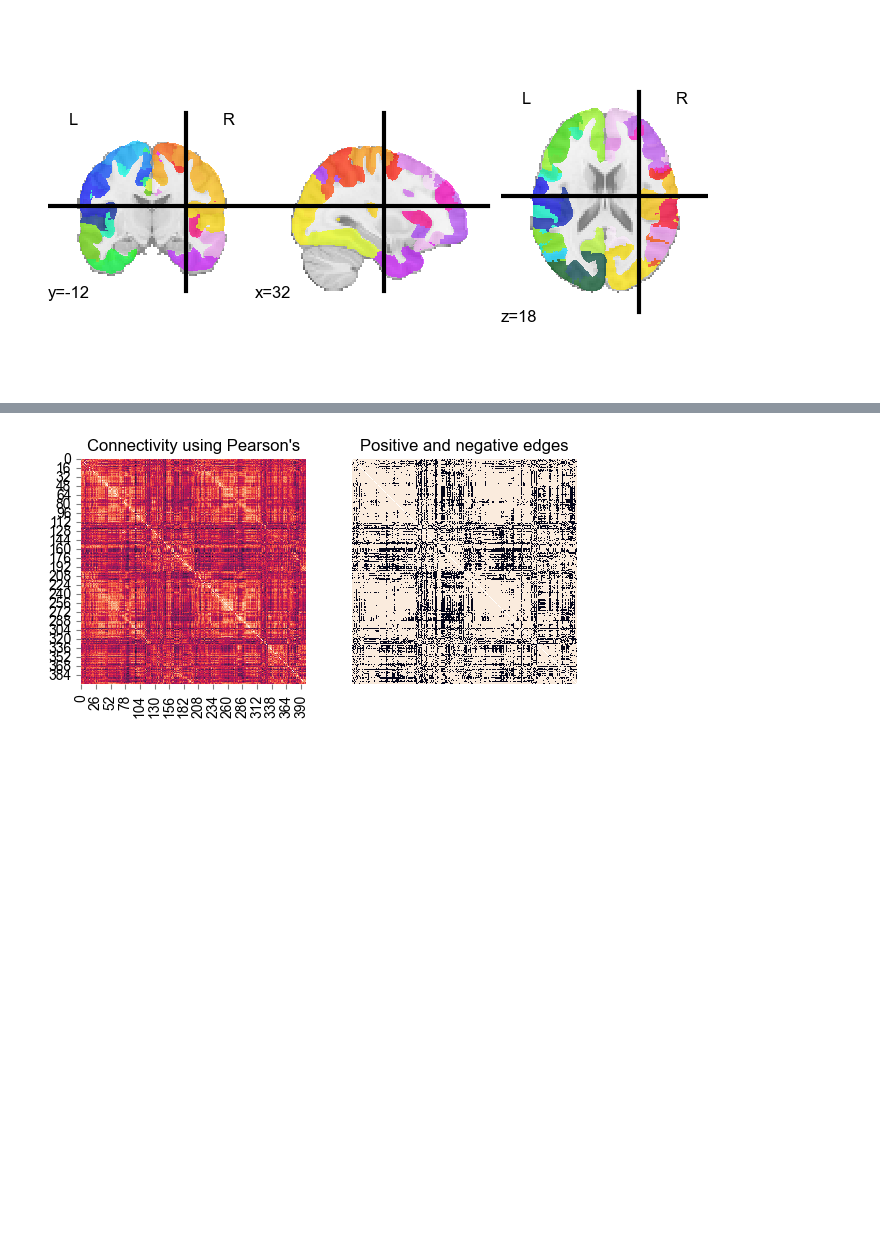
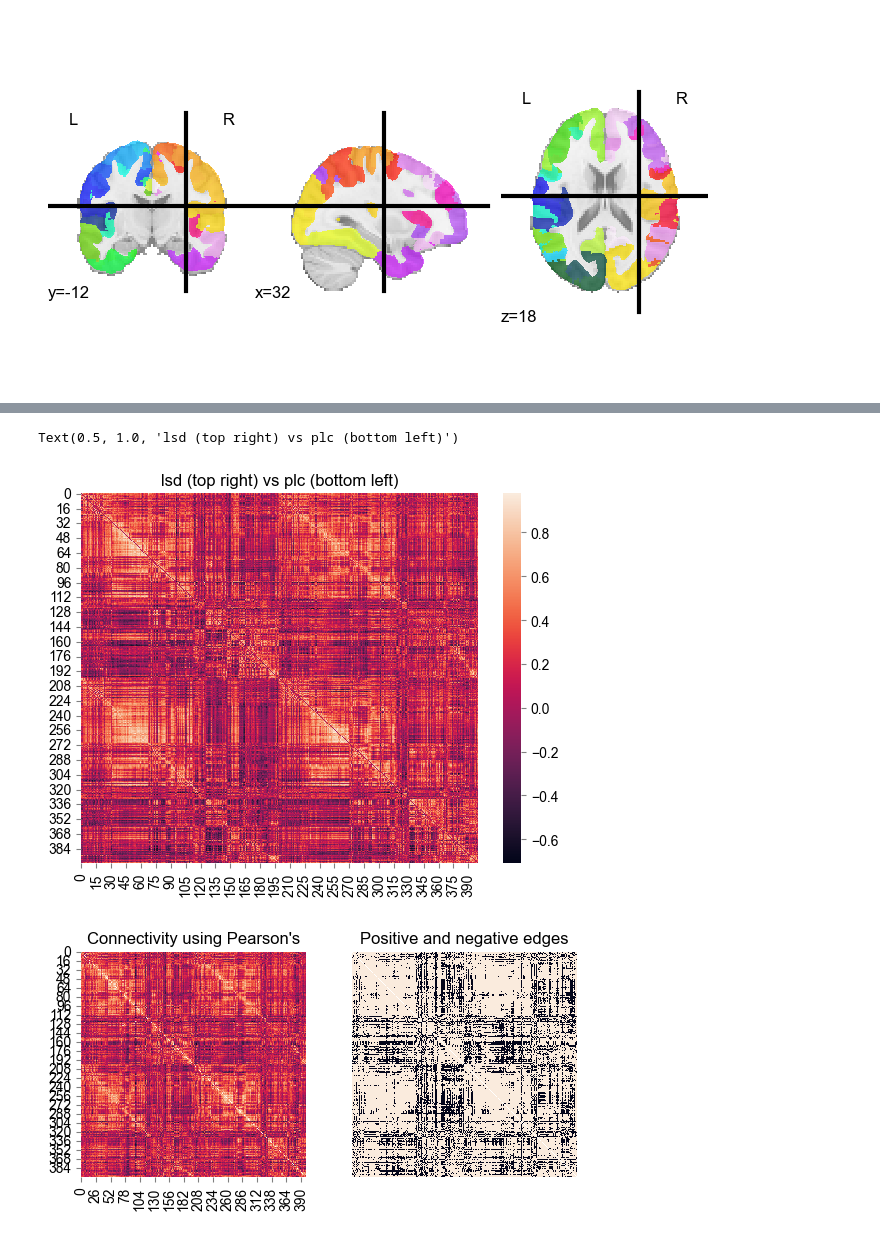
Before and after one commit to imengus/fmri, a Jupyter notebook: frus.ipynb, the cells around one changed output, grey strips where cells are left out. Saved outputs shown, nothing was run; the diff lists cells and outputs as text; code cells hidden in the pictures; blank space fills up the shorter version.

```diff
--- a/frus.ipynb
+++ b/frus.ipynb
@@ -20,6 +24,9 @@ plotting.plot_roi(atlas.maps)
 [figure]
 # %%
 masker = NiftiLabelsMasker(labels_img=atlas.maps, standardize=True)
-time_series = masker.fit_transform(func)
-time_series.shape
+lsds = masker.fit_transform(lsd)
+plcs = masker.fit_transform(plc)
+np.save('ints/lsd_ts', lsds)
+np.save('ints/plc_ts', plcs)
+lsds.shape, plcs.shape
 # %% [output]
@@ -36,10 +33,0 @@ kendt = [[scipy.stats.kendalltau((time_series[:, i]), (time_series[:, j]))[0] fo
-# %%
-
-pears_mat = np.zeros((400, 400))
-# spear_mat = np.zeros((400, 400))
-# kendt_mat = np.zeros((400, 400))
-for i in range(400):
-    for j in range(i+1, 400):
-        pears_mat[i, j] = scipy.stats.pearsonr((time_series[:, i]), (time_series[:, j]))[0]
-        # spear_mat[i, j] = scipy.stats.spearmanr((time_series[:, i]), (time_series[:, j]))[0]
-        # kendt_mat[i, j] = scipy.stats.kendalltau((time_series[:, i]), (time_series[:, j]))[0]
@@ -48,4 +34,19 @@ mat = pears_mat + pears_mat.T
-# %%
-for i in range(400):
-    mat[i, i] = np.nan
-bin = np.ceil(mat) * 2 -1
+# %%
+def ret_pears(timeseries):
+    pears_mat = np.zeros((n_roi, n_roi))
+    # score_mat = np.zeros_like(pears_mat)
+    for i in range(n_roi):
+        for j in range(i+1, n_roi):
+            statistic = scipy.stats.pearsonr((timeseries[:, i]), (timeseries[:, j]))
+            pears_mat[i, j] = statistic[0]
+            # score_mat[i, j] = statistic[1]
+    return pears_mat
+
+lsd_pears = ret_pears(lsds)
+plc_pears = ret_pears(plcs)
+# %%
+sns.heatmap(lsd_pears + plc_pears.T)
+plt.title('lsd (top right) vs plc (bottom left)')
+# %% [output]
+Text(0.5, 1.0, 'lsd (top right) vs plc (bottom left)')
+[figure, added]
```
Also changed, not shown: parts of 23 cells of this notebook.
